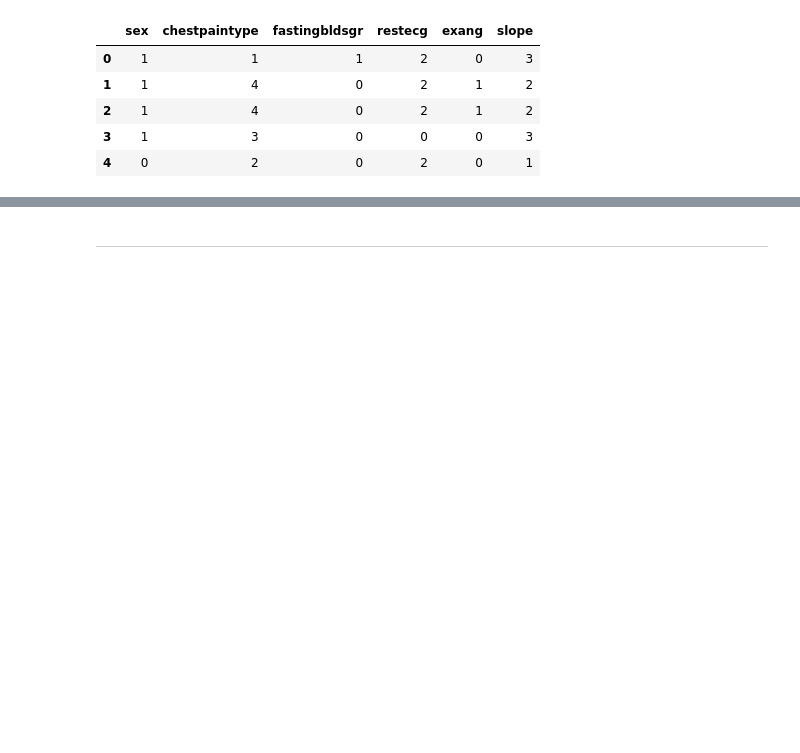
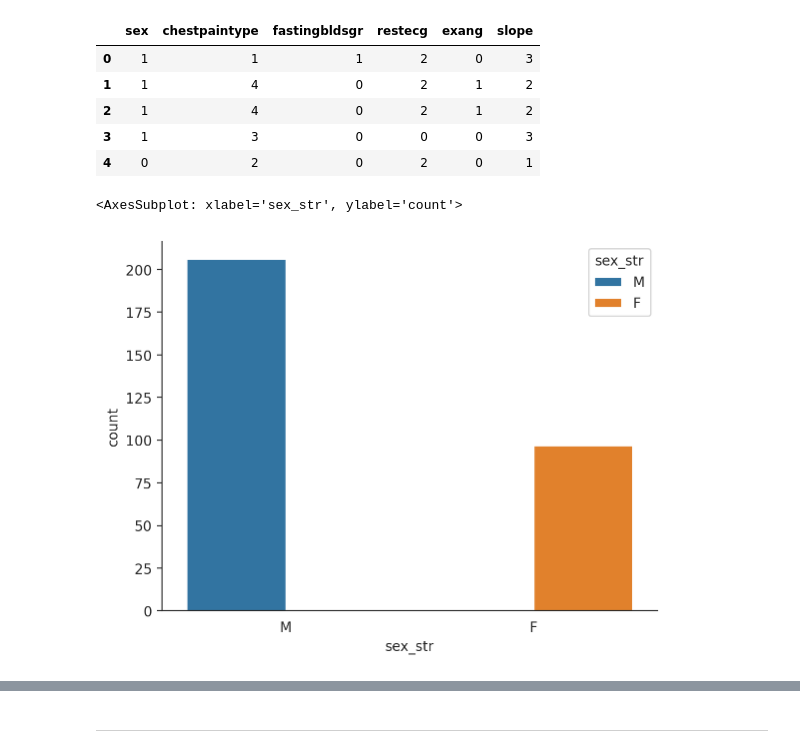
Before and after one commit to daniildiveev/ml-course-shad, a Jupyter notebook: 9th_homework/visualization_homework.ipynb, the cells around one changed output, grey strips where cells are left out. Cells and saved outputs as stored; diff of their text form; code cells hidden in the pictures; blank space fills up the shorter version.

```diff
--- a/9th_homework/visualization_homework.ipynb
+++ b/9th_homework/visualization_homework.ipynb
@@ -13,7 +13,7 @@ warnings.filterwarnings("ignore")
 sns.axes_style() # посмотреть параметры стиля
 
 # поменять параметры и задать этот стиль для всех графиков
-sns.set_style("white", {'ytick.left': True, 'axes.spines.right': False, 'axes.spines.top': False})
+sns.set_style("white")
 # %% [markdown]
 ---
 # %%
@@ -59,5 +80,9 @@ heart_cat.head()
 | 4 | 0 | 2 | 0 | 2 | 0 | 1 |
 # %%
 # 1. сколько мужчин и сколько женщин в датасете?
+sns.countplot(x='sex_str', data=heart, hue='sex_str')
+# %% [output]
+<AxesSubplot: xlabel='sex_str', ylabel='count'>
+[figure, added]
 # %%
 # 2. как связано значение холестерола и возраст?
```
Also changed, not shown: parts of 22 cells of this notebook.
